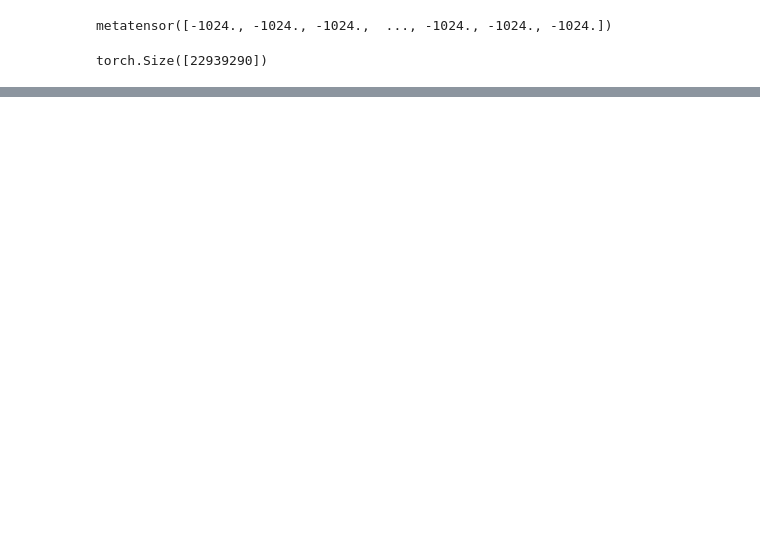
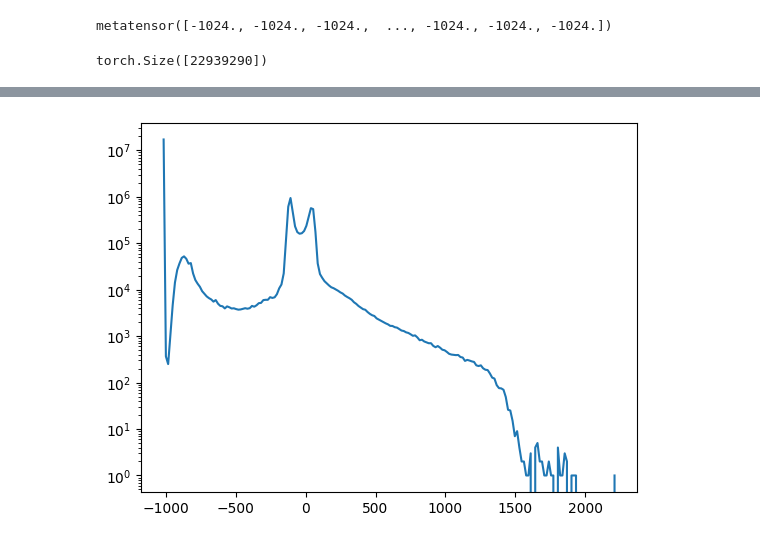
Before and after one commit to Dudgit/nr_dose, a Jupyter notebook: notebooks/zsofi.ipynb, the cells around one changed output, grey strips where cells are left out. Cells and saved outputs as stored; diff of their text form; code cells hidden in the pictures; blank space fills up the shorter version.

```diff
--- a/notebooks/zsofi.ipynb
+++ b/notebooks/zsofi.ipynb
@@ -35,0 +71,7 @@ seaborn.histplot(img_flat)
+# %%
+y, x = np.histogram(img_flat.numpy(), bins=200)
+x = (x[1:] + x[:-1]) / 2
+plt.plot(x, y)
+plt.yscale('log')
+# %% [output]
+[figure, added]
```
Also changed, not shown: parts of 7 cells of this notebook, 10 other files.
